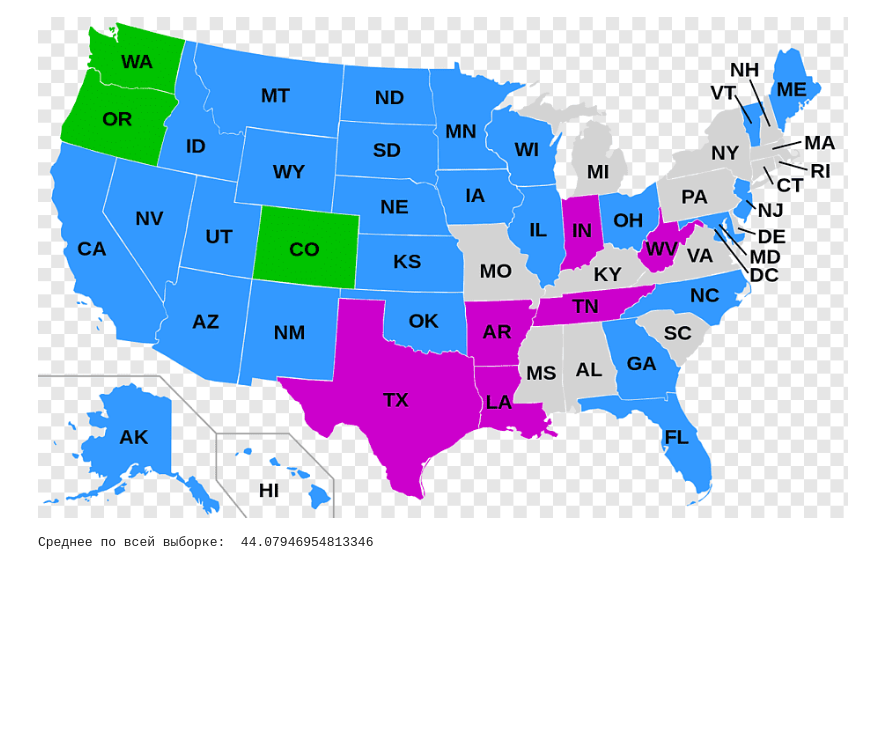
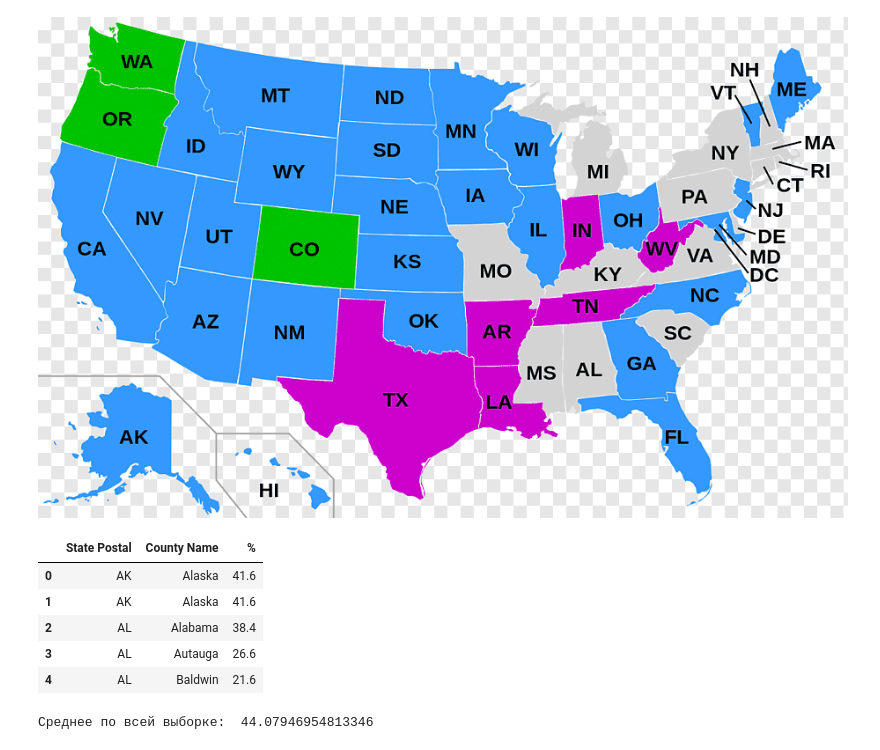
Before and after one commit to Dmitry-V-Makarov/Netology, a Jupyter notebook: pyda-13/lectures/20.confidence_intervals.ipynb, the cells around one changed output. Cells and saved outputs as stored; diff of their text form; code cells hidden in the pictures; blank space fills up the shorter version.

```diff
--- a/pyda-13/lectures/20.confidence_intervals.ipynb
+++ b/pyda-13/lectures/20.confidence_intervals.ipynb
@@ -33,8 +33,16 @@ Image("../data/votting_usa.png")
 # %%
 df = pd.read_csv('../data/2012_US_elect_county.csv', sep=',') # Откроем датасет
 df.dropna(how='any',inplace=True)  #Удалим пустые значения
 df=df[df['%']!='#DIV/0!'][['State Postal','County Name','%']] #Удалим мусор из данных и оставим только нужное
 df['%'] = df['%'].astype(float) # Приведем к численному значению результаты голосования
+df.head()
+# %% [output]
+|  | State Postal | County Name | % |
+| 0 | AK | Alaska | 41.6 |
+| 1 | AK | Alaska | 41.6 |
+| 2 | AL | Alabama | 38.4 |
+| 3 | AL | Autauga | 26.6 |
+| 4 | AL | Baldwin | 21.6 |
 # %%
 df['%'].hist(bins=100)
 print('Среднее по всей выборке: ',df['%'].mean())
```
Also changed, not shown: parts of 2 cells of this notebook, 5 other files.
